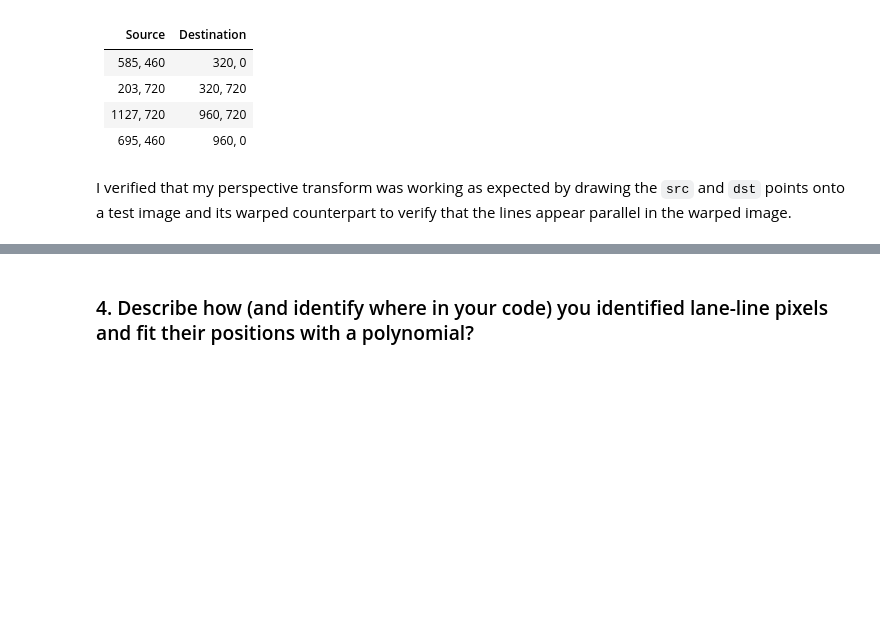
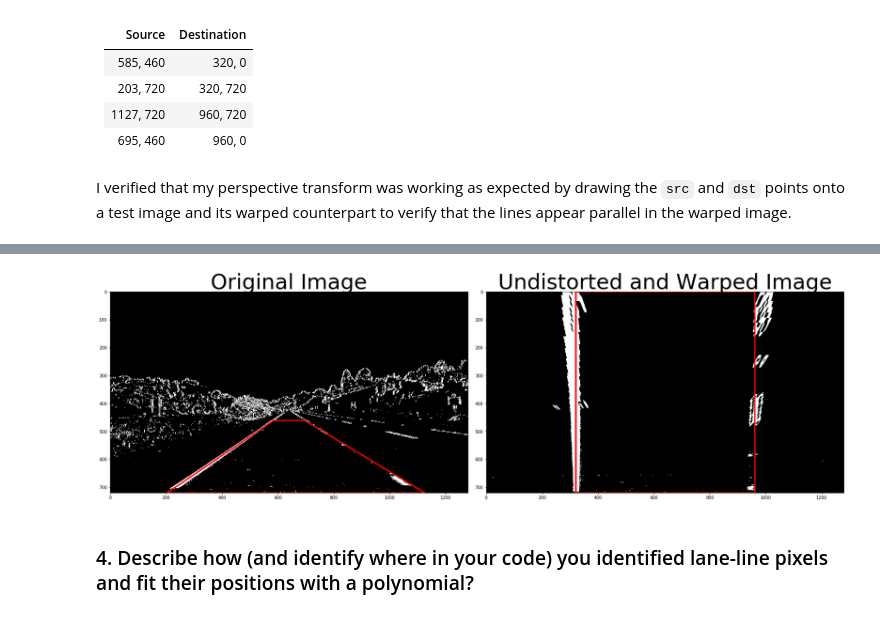
Before and after one commit to KaiqiZhang/self-driving-car, a Jupyter notebook: CarND-Advanced-Lane-Lines/Advanced_Lane_Finding.ipynb, the cells around one changed output, grey strips where cells are left out. Cells and saved outputs as stored; diff of their text form; code cells hidden in the pictures; blank space fills up the shorter version.

```diff
--- a/CarND-Advanced-Lane-Lines/Advanced_Lane_Finding.ipynb
+++ b/CarND-Advanced-Lane-Lines/Advanced_Lane_Finding.ipynb
@@ -125,3 +256,26 @@ I verified that my perspective transform was working as expected by drawing the
+# %%
+binarized_color = cv2.cvtColor(binarized * 255, cv2.COLOR_GRAY2RGB)
+binary_warped_color = cv2.cvtColor(binary_warped * 255, cv2.COLOR_GRAY2RGB)
+
+cv2.line(binarized_color, tuple(src[0]), tuple(src[1]), (255,0,0), 4)
+cv2.line(binarized_color, tuple(src[1]), tuple(src[2]), (255,0,0), 4)
+cv2.line(binarized_color, tuple(src[2]), tuple(src[3]), (255,0,0), 4)
+cv2.line(binarized_color, tuple(src[3]), tuple(src[0]), (255,0,0), 4)
+
+cv2.line(binary_warped_color, tuple(dst[0]), tuple(dst[1]), (255,0,0), 4)
+cv2.line(binary_warped_color, tuple(dst[1]), tuple(dst[2]), (255,0,0), 4)
+cv2.line(binary_warped_color, tuple(dst[2]), tuple(dst[3]), (255,0,0), 4)
+cv2.line(binary_warped_color, tuple(dst[3]), tuple(dst[0]), (255,0,0), 4)
+
+f, (ax1, ax2) = plt.subplots(1, 2, figsize=(24, 9))
+f.tight_layout()
+ax1.imshow(binarized_color)
+ax1.set_title('Original Image', fontsize=50)
+ax2.imshow(binary_warped_color)
+ax2.set_title('Undistorted and Warped Image', fontsize=50)
+plt.subplots_adjust(left=0., right=1, top=0.9, bottom=0.)
+# %% [output]
+[figure, added]
 # %% [markdown]
 ### 4. Describe how (and identify where in your code) you identified lane-line pixels and fit their positions with a polynomial?
 # %% [markdown]
```
Also changed, not shown: parts of 24 cells of this notebook, 10 other files.
